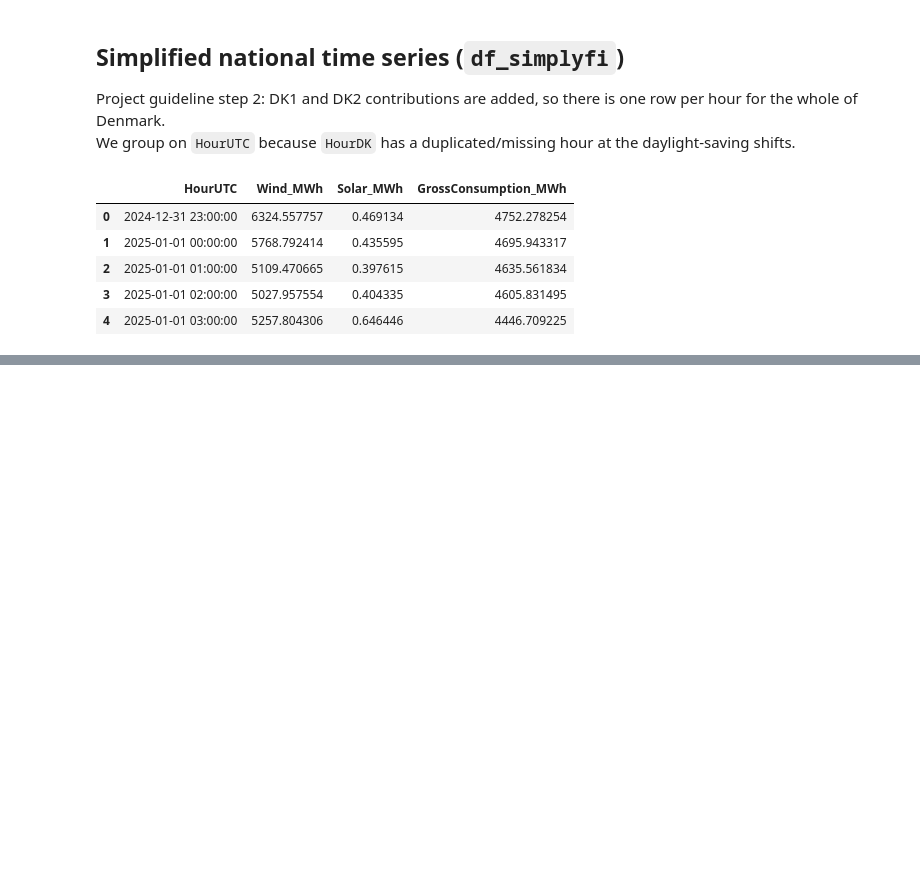
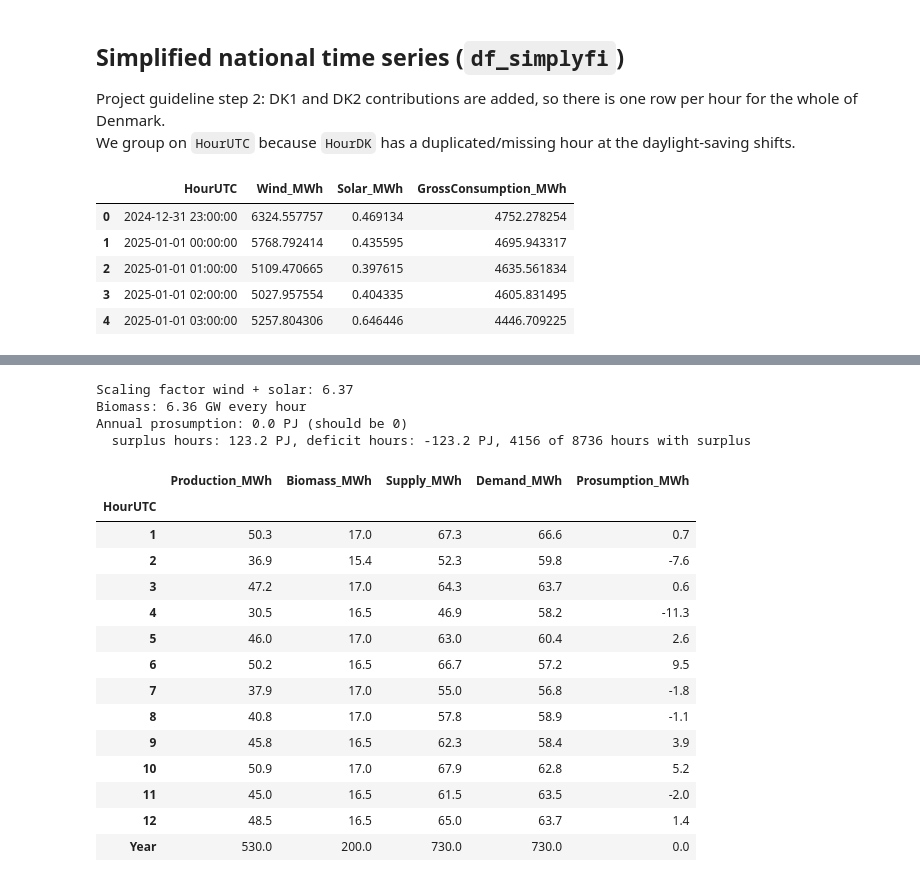
Before and after one commit to Ebbeschou/P2X-DTU, a Jupyter notebook: Final report/Data_analyse.ipynb, the cells around one changed output, grey strips where cells are left out. Cells and saved outputs as stored; diff of their text form; code cells hidden in the pictures; blank space fills up the shorter version.

```diff
--- a/Final report/Data_analyse.ipynb
+++ b/Final report/Data_analyse.ipynb
@@ -103,0 +101,51 @@ df_simplyfi.head()
+# %%
+Total_PJ   = 730
+Biomass_PJ = 200    # slides say 200 PJ, written guidelines 2026 say 150 PJ -> decide!
+
+production_target_PJ = Total_PJ - Biomass_PJ
+production_2025_PJ = (df_simplyfi["Wind_MWh"].sum()
+                      + df_simplyfi["Solar_MWh"].sum()) / PJ_TO_MWH
+scaling_factor = production_target_PJ / production_2025_PJ
+
+df_simplyfi["ideal_Wind_MWh"]  = scaling_factor * df_simplyfi["Wind_MWh"]
+df_simplyfi["ideal_Solar_MWh"] = scaling_factor * df_simplyfi["Solar_MWh"]
+df_simplyfi["Production_MWh"]  = df_simplyfi["ideal_Wind_MWh"] + df_simplyfi["ideal_Solar_MWh"]
+
+df_simplyfi["Biomass_MWh"] = Biomass_PJ * PJ_TO_MWH / n_hours   # constant every hour
+df_simplyfi["Supply_MWh"]  = df_simplyfi["Production_MWh"] + df_simplyfi["Biomass_MWh"]
+df_simplyfi["Prosumption_MWh"] = df_simplyfi["Supply_MWh"] - df_simplyfi["Demand_MWh"]
+
+pros = df_simplyfi["Prosumption_MWh"]
+print(f"Scaling factor wind + solar: {scaling_factor:.2f}")
+print(f"Biomass: {df_simplyfi['Biomass_MWh'].iloc[0]/1e3:.2f} GW every hour")
+print(f"Annual prosumption: {pros.sum()/PJ_TO_MWH:.1f} PJ (should be 0)")
+print(f"  surplus hours: {pros.clip(lower=0).sum()/PJ_TO_MWH:.1f} PJ, "
+      f"deficit hours: {pros.clip(upper=0).sum()/PJ_TO_MWH:.1f} PJ, "
+      f"{(pros > 0).sum()} of {n_hours} hours with surplus")
+
+# Monthly balance (PJ)
+month = (df_simplyfi["HourUTC"] + pd.Timedelta(hours=1)).dt.month
+monthly = (df_simplyfi.groupby(month)[["Production_MWh", "Biomass_MWh", "Supply_MWh",
+                                       "Demand_MWh", "Prosumption_MWh"]].sum() / PJ_TO_MWH)
+monthly.loc["Year"] = monthly.sum()
+monthly.round(1)
+# %% [output]
+Scaling factor wind + solar: 6.37
+Biomass: 6.36 GW every hour
+Annual prosumption: 0.0 PJ (should be 0)
+  surplus hours: 123.2 PJ, deficit hours: -123.2 PJ, 4156 of 8736 hours with surplus
+|  | Production_MWh | Biomass_MWh | Supply_MWh | Demand_MWh | Prosumption_MWh |
+| HourUTC |  |  |  |  |  |
+| 1 | 50.3 | 17.0 | 67.3 | 66.6 | 0.7 |
+| 2 | 36.9 | 15.4 | 52.3 | 59.8 | -7.6 |
+| 3 | 47.2 | 17.0 | 64.3 | 63.7 | 0.6 |
+| 4 | 30.5 | 16.5 | 46.9 | 58.2 | -11.3 |
+| 5 | 46.0 | 17.0 | 63.0 | 60.4 | 2.6 |
+| 6 | 50.2 | 16.5 | 66.7 | 57.2 | 9.5 |
+| 7 | 37.9 | 17.0 | 55.0 | 56.8 | -1.8 |
+| 8 | 40.8 | 17.0 | 57.8 | 58.9 | -1.1 |
+| 9 | 45.8 | 16.5 | 62.3 | 58.4 | 3.9 |
+| 10 | 50.9 | 17.0 | 67.9 | 62.8 | 5.2 |
+| 11 | 45.0 | 16.5 | 61.5 | 63.5 | -2.0 |
+| 12 | 48.5 | 16.5 | 65.0 | 63.7 | 1.4 |
+| Year | 530.0 | 200.0 | 730.0 | 730.0 | 0.0 |
```
Also changed, not shown: parts of 10 cells of this notebook, 2 other files.
